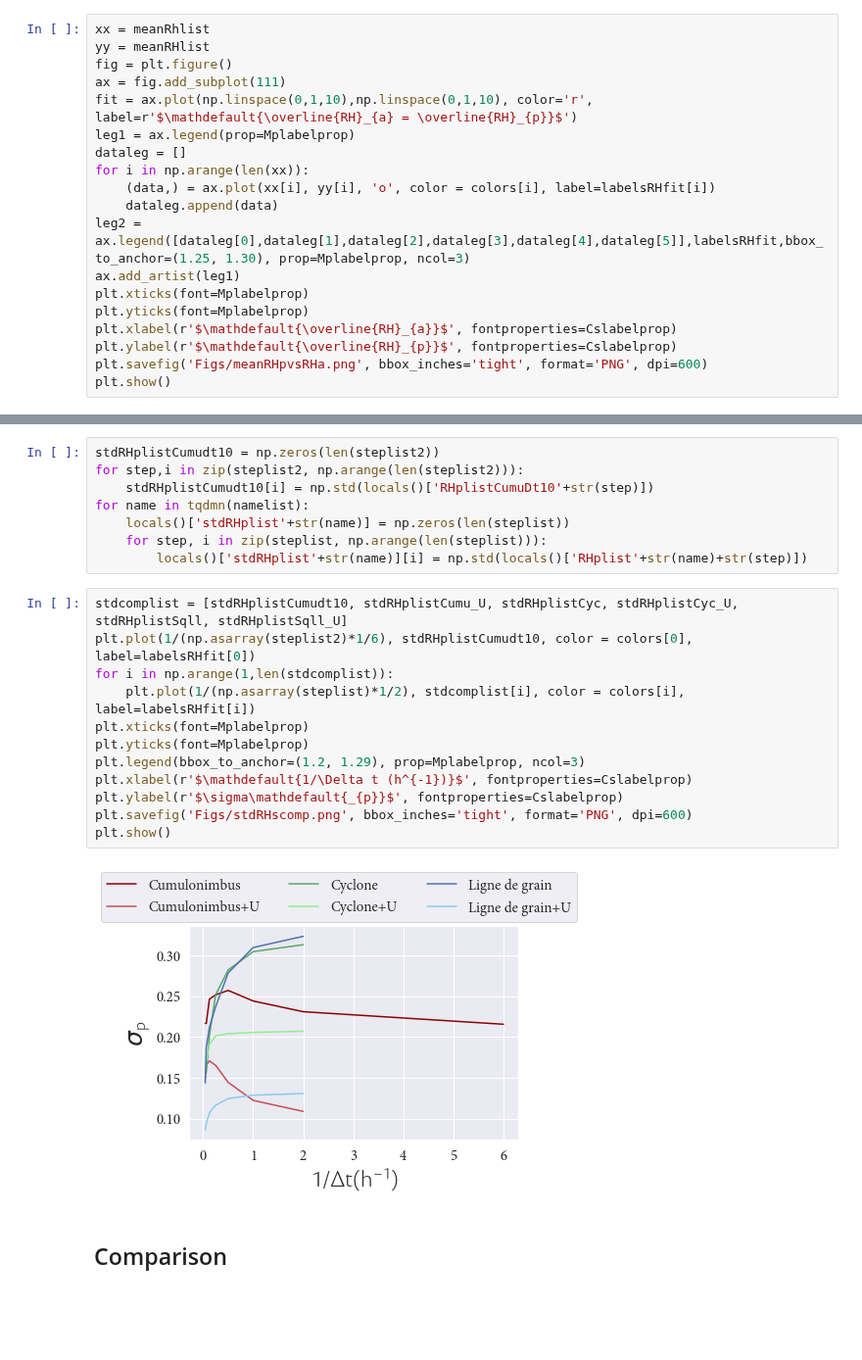
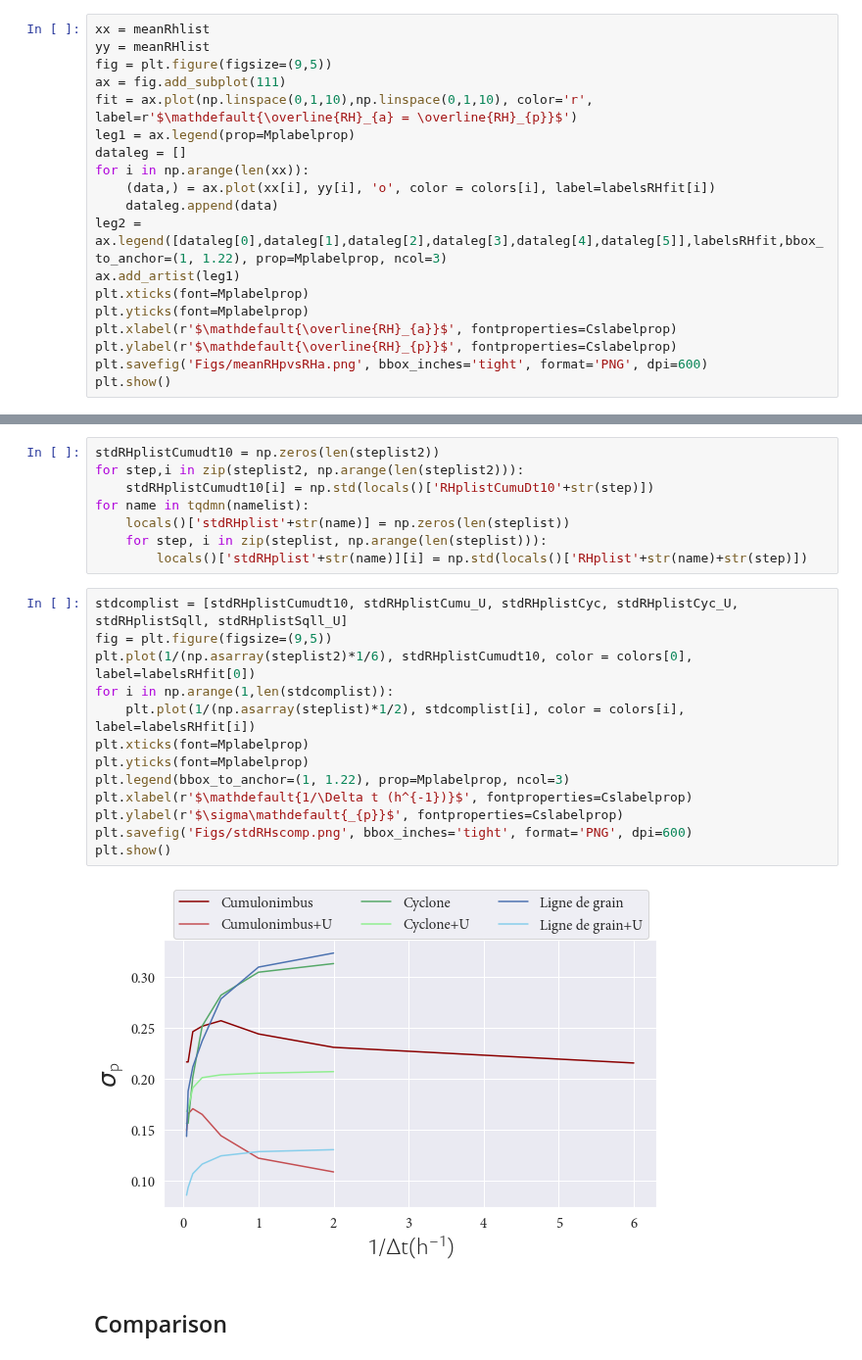
Before and after one commit to FelixLangot/LMD_Internship, a Jupyter notebook: Stats.ipynb, the cells around one changed output, grey strips where cells are left out. Shown at 98% size. Drawn from its saved outputs; the diff is of its cells as text; blank space fills up the shorter version.

Commit message:
Changed figure sizes to correspond to legend sizes

```diff
--- a/Stats.ipynb
+++ b/Stats.ipynb
@@ -109,7 +109,7 @@ colors = np.asarray(['darkred', 'r', 'g', 'lightgreen', 'b', 'skyblue'], dtype=o
 # %%
 xx = meanRhlist
 yy = meanRHlist
-fig = plt.figure()
+fig = plt.figure(figsize=(9,5))
 ax = fig.add_subplot(111)
 fit = ax.plot(np.linspace(0,1,10),np.linspace(0,1,10), color='r', label=r'$\mathdefault{\overline{RH}_{a} = \overline{RH}_{p}}$')
 leg1 = ax.legend(prop=Mplabelprop)
@@ -117,7 +117,7 @@ dataleg = []
 for i in np.arange(len(xx)):
     (data,) = ax.plot(xx[i], yy[i], 'o', color = colors[i], label=labelsRHfit[i])
     dataleg.append(data)
-leg2 = ax.legend([dataleg[0],dataleg[1],dataleg[2],dataleg[3],dataleg[4],dataleg[5]],labelsRHfit,bbox_to_anchor=(1.25, 1.30), prop=Mplabelprop, ncol=3)
+leg2 = ax.legend([dataleg[0],dataleg[1],dataleg[2],dataleg[3],dataleg[4],dataleg[5]],labelsRHfit,bbox_to_anchor=(1, 1.22), prop=Mplabelprop, ncol=3)
 ax.add_artist(leg1)
 plt.xticks(font=Mplabelprop)
 plt.yticks(font=Mplabelprop)
@@ -141,18 +141,19 @@ for name in tqdmn(namelist):
         locals()['stdRHplist'+str(name)][i] = np.std(locals()['RHplist'+str(name)+str(step)])
 # %%
 stdcomplist = [stdRHplistCumudt10, stdRHplistCumu_U, stdRHplistCyc, stdRHplistCyc_U, stdRHplistSqll, stdRHplistSqll_U]
+fig = plt.figure(figsize=(9,5))
 plt.plot(1/(np.asarray(steplist2)*1/6), stdRHplistCumudt10, color = colors[0], label=labelsRHfit[0])
 for i in np.arange(1,len(stdcomplist)):
     plt.plot(1/(np.asarray(steplist)*1/2), stdcomplist[i], color = colors[i], label=labelsRHfit[i])
 plt.xticks(font=Mplabelprop)
 plt.yticks(font=Mplabelprop)
-plt.legend(bbox_to_anchor=(1.2, 1.29), prop=Mplabelprop, ncol=3)
+plt.legend(bbox_to_anchor=(1, 1.22), prop=Mplabelprop, ncol=3)
 plt.xlabel(r'$\mathdefault{1/\Delta t (h^{-1})}$', fontproperties=Cslabelprop)
 plt.ylabel(r'$\sigma\mathdefault{_{p}}$', fontproperties=Cslabelprop)
 plt.savefig('Figs/stdRHscomp.png', bbox_inches='tight', format='PNG', dpi=600)
 plt.show()
 # %% [output]
-[figure, old version]
+[figure, new version]
 # %% [markdown]
 ## Comparison
 # %%
```
Also changed, not shown: parts of 1 cell of this notebook.
